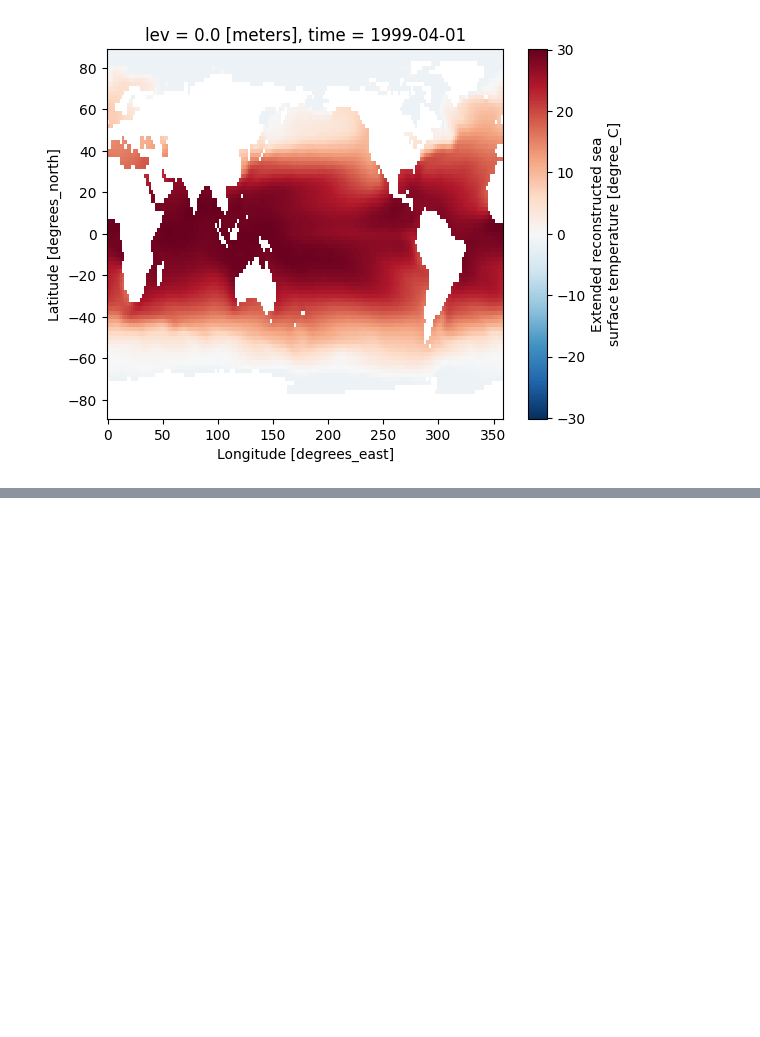
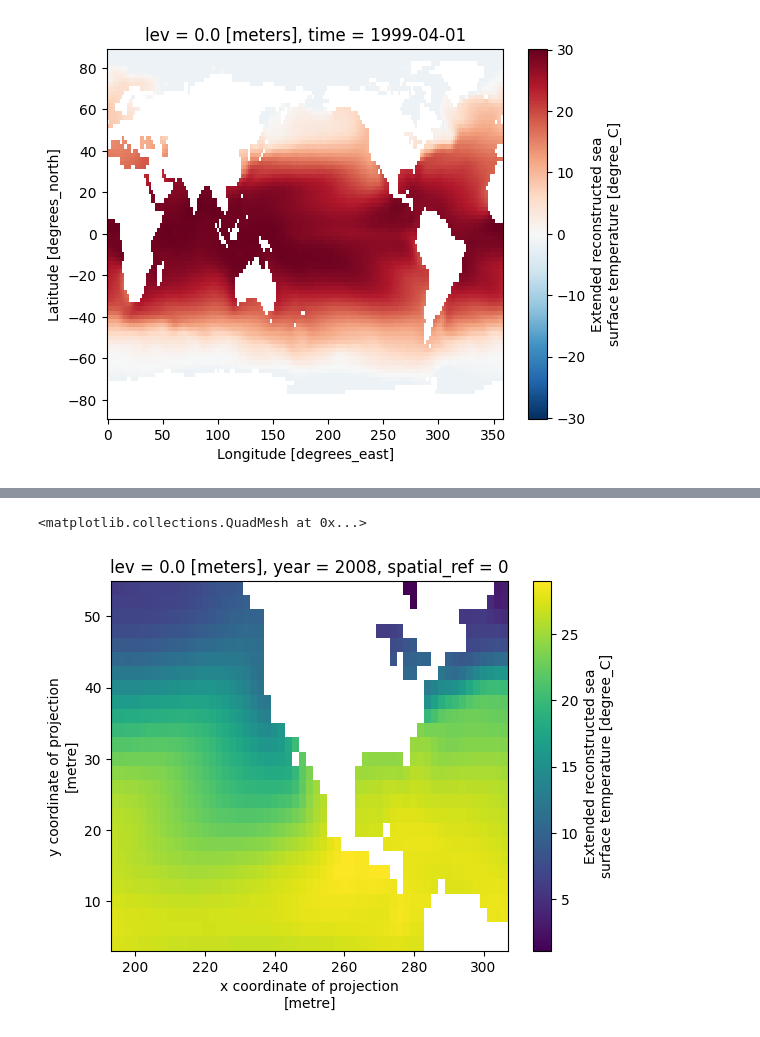
Before and after one commit to alyghanson/migration, a Jupyter notebook: Temperature/Output Deliverable/490_Final_Temp (update).ipynb, the cells around one changed output, grey strips where cells are left out. Saved outputs shown, nothing was run; the diff lists cells and outputs as text; code cells hidden in the pictures; blank space fills up the shorter version.

```diff
--- a/Temperature/Output Deliverable/490_Final_Temp (2).ipynb
+++ b/Temperature/Output Deliverable/490_Final_Temp (update).ipynb
@@ -77,2 +78,7 @@ avg_sst_2008.sst[0].plot()
+# %%
+avg_sst_2008_proj.sst.plot()
+# %% [output]
+<matplotlib.collections.QuadMesh at 0x...>
+[figure, added]
 # %%
 # Calculate the percent change in temperature
```
Also changed, not shown: parts of 10 cells of this notebook, 22 other files.
